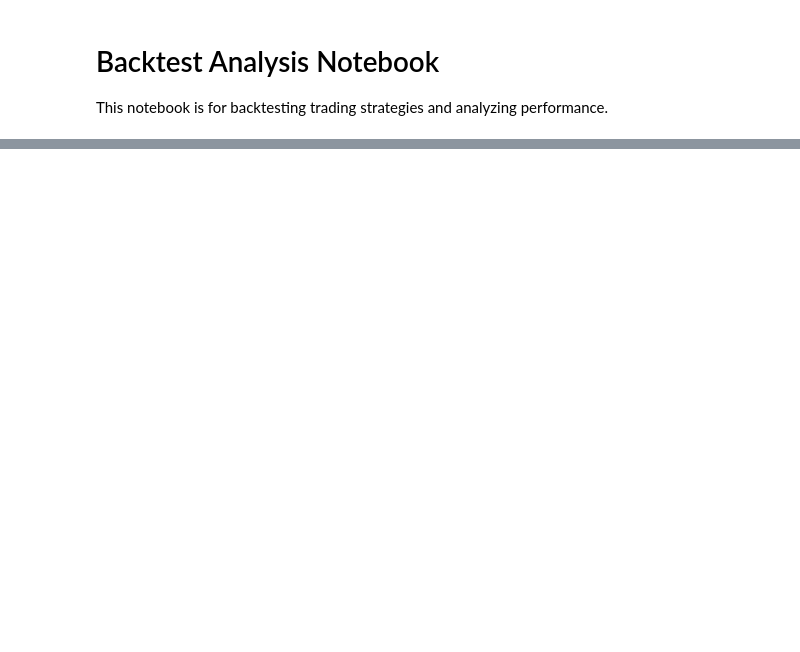
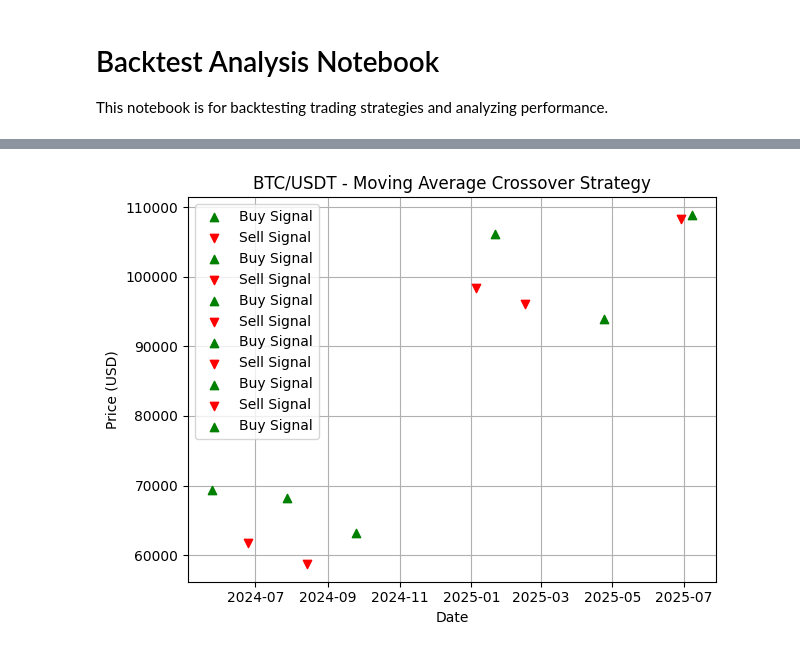
Before and after one commit to shariqimran/Quant, a Jupyter notebook: notebooks/backtest.ipynb, the cells around one changed output, grey strips where cells are left out. Saved outputs shown, nothing was run; the diff lists cells and outputs as text; code cells hidden in the pictures; blank space fills up the shorter version.

```diff
--- a/notebooks/backtest.ipynb
+++ b/notebooks/backtest.ipynb
@@ -17,0 +17,30 @@ ModuleNotFoundError: No module named 'seaborn'
+# %%
+# Initialize trading simulation
+cash = 10000  # starting capital in USD
+btc = 0
+in_position = False
+buy_price = 0
+trade_log = []
+# %%
+# Strategy loop
+for i in range(1, len(df)):
+    row = df.iloc[i]
+    prev_row = df.iloc[i - 1]
+
+    # Check for crossover (20 crosses above 50)
+    if not in_position and prev_row['SMA_20'] < prev_row['SMA_50'] and row['SMA_20'] > row['SMA_50']:
+        # Buy signal
+        btc = cash / row['close']
+        buy_price = row['close']
+        cash = 0
+        in_position = True
+        trade_log.append((row['timestamp'], 'BUY', buy_price))
+
+    # Check for crossunder (20 crosses below 50)
+    elif in_position and prev_row['SMA_20'] > prev_row['SMA_50'] and row['SMA_20'] < row['SMA_50']:
+        # Sell signal
+        cash = btc * row['close']
+        sell_price = row['close']
+        btc = 0
+        in_position = False
+        trade_log.append((row['timestamp'], 'SELL', sell_price))
@@ -17,0 +62,17 @@ ModuleNotFoundError: No module named 'seaborn'
+# %%
+# Mark buy/sell points
+for t, action, price in trade_log:
+    if action == 'BUY':
+        plt.scatter(t, price, marker='^', color='green', label='Buy Signal', zorder=5)
+    elif action == 'SELL':
+        plt.scatter(t, price, marker='v', color='red', label='Sell Signal', zorder=5)
+
+plt.title('BTC/USDT - Moving Average Crossover Strategy')
+plt.xlabel('Date')
+plt.ylabel('Price (USD)')
+plt.legend()
+plt.grid(True)
+plt.tight_layout()
+plt.show()
+# %% [output]
+[figure, added]
```
Also changed, not shown: parts of 6 cells of this notebook, 3 other files.
